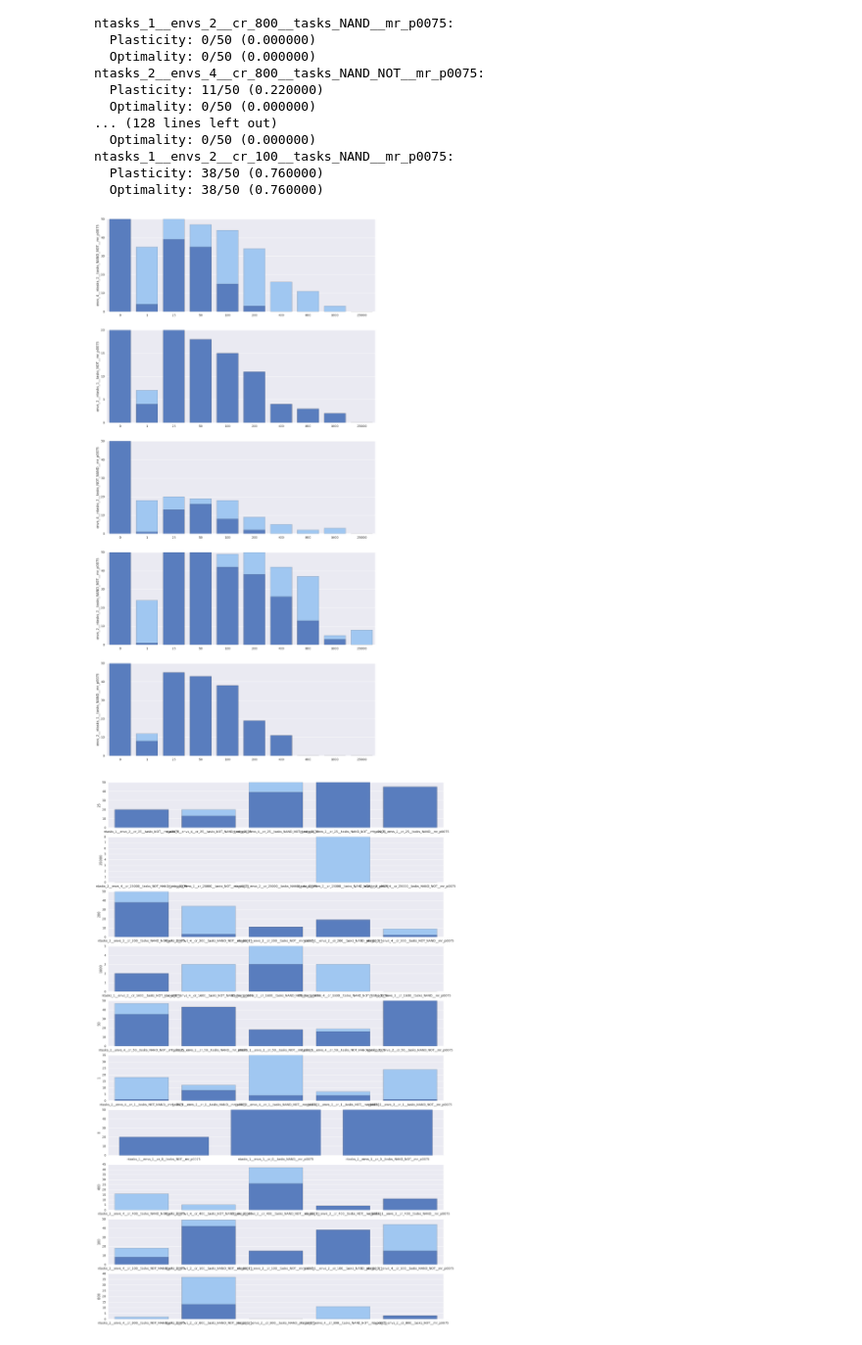
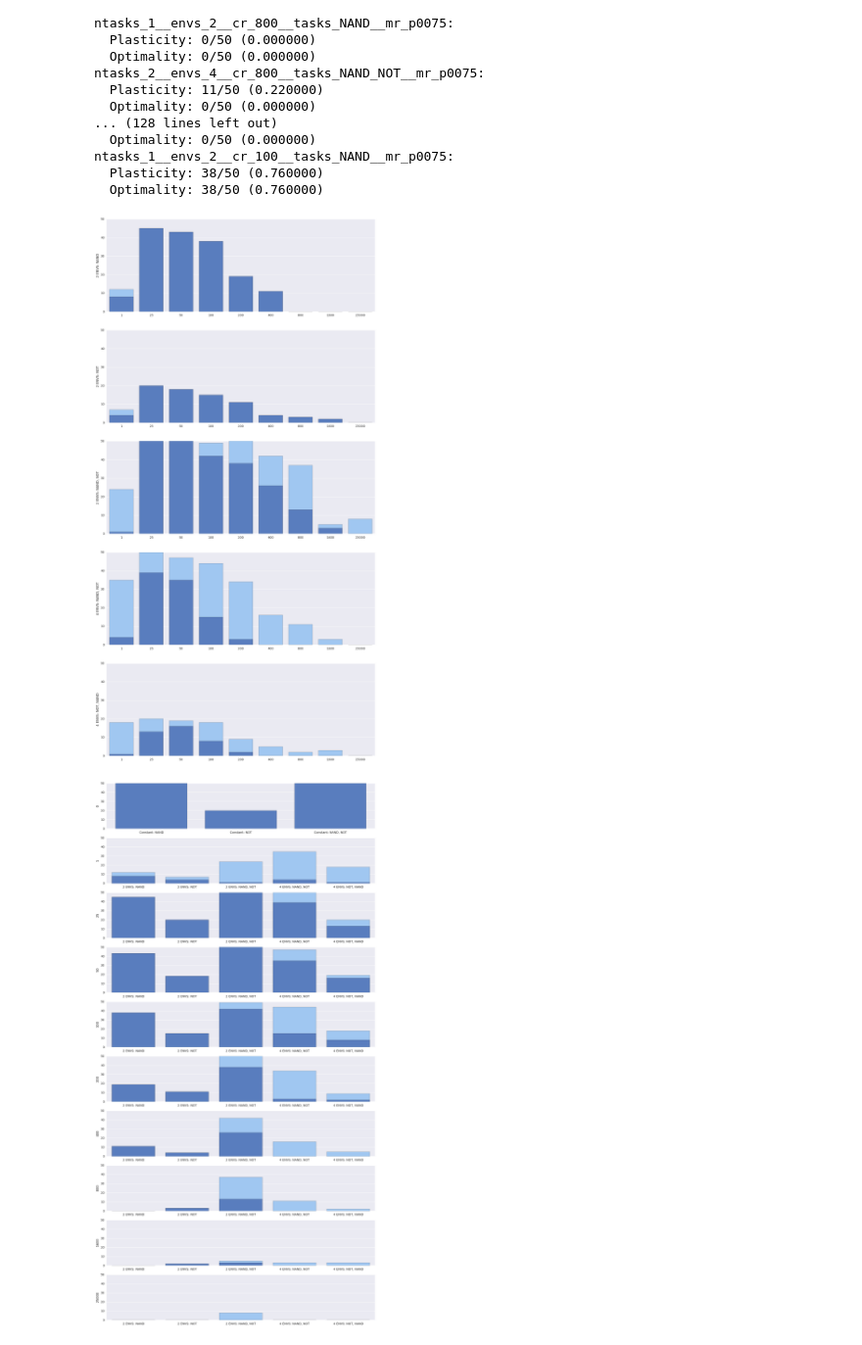
Before and after one commit to amlalejini/origins_of_plasticity_f16, a Jupyter notebook: scripts/jupyter_notebooks/fdom_nb.ipynb, the cells around one changed output. Shown: that part at 98% size. Drawn from its saved outputs; the diff is of its cells as text; code cells hidden in the pictures.

Commit message:
Updates to settings to take into account new env runs. Wrote get_fdom_lineage_results script. Fixed bug in get_fdom_results script.

```diff
--- a/scripts/jupyter_notebooks/fdom_nb.ipynb
+++ b/scripts/jupyter_notebooks/fdom_nb.ipynb
@@ -45,6 +45,9 @@ def GetTreatmentAttr(treatment, attr):
     """
     attrs = {attr.split("_")[0]:attr.split("_")[1:] for attr in treatment.split("__")}
     return attrs[attr]
+def GetEnvironmentSignature(treatment):
+    attrs = {attr.split("_")[0]:attr.split("_")[1:] for attr in treatment.split("__")}
+    return "__".join([attr + "_" + "_".join(attrs[attr]) for attr in attrs if attr != "cr"])
 
 # Get a list of treatments.
 # Additionally, cross-section the data in meaningful ways.
@@ -77,9 +80,20 @@ for env in by_environment:
     elif len(tasks) == 2 and ("NAND" in tasks and "NOT" in tasks):
         by_environment[env].add("ntasks_2__envs_1__cr_0__tasks_NAND_NOT__mr_p0075")
 
+# Organize change rates
 change_rates = map(int, list(change_rates))
 change_rates.sort()
 change_rates = map(str, change_rates)
+
+# Organize environments by complexity level
+env_order = ['envs_1__ntasks_1__tasks_NAND__mr_p0075',
+             'envs_1__ntasks_1__tasks_NOT__mr_p0075',
+             'envs_1__ntasks_2__tasks_NAND_NOT__mr_p0075',
+             'envs_2__ntasks_1__tasks_NAND__mr_p0075',
+             'envs_2__ntasks_1__tasks_NOT__mr_p0075',
+             'envs_2__ntasks_2__tasks_NAND_NOT__mr_p0075',
+             'envs_4__ntasks_2__tasks_NAND_NOT__mr_p0075',
+             'envs_4__ntasks_2__tasks_NOT_NAND__mr_p0075']
 # %%
 # For each treatment count the total number of observations, and the total number of observations that are plastic.
 for treatment in all_treatments:
@@ -110,10 +124,13 @@ ntasks_1__envs_2__cr_100__tasks_NAND__mr_p0075:
 # Make plasticity by environment bar chart. (skip over constant environments, they are included in all plots)
 fig, axes = plt.subplots(nrows = len(by_environment.keys()) - 3, ncols = 1, figsize = (16, 32))
 axi = 0
-for env in by_environment:
+y_range = [i for i in range(0, 51, 10)]
+for env in env_order:
     treatments = list(by_environment[env])
     if len(treatments) == 1: continue
     treatments.sort(key = lambda treatment: int(GetTreatmentAttr(treatment, "cr")[0]))
+    treatments = treatments[1:]
+    hr_name = settings["treatment_settings"][settings["treatments"][treatments[1]]["settings"]]["human_readable_name"]
     x = [int(GetTreatmentAttr(treatment, "cr")[0]) for treatment in treatments]
     y_optimal = [len(df[(df.treatment == treatment) & (df.is_optimal == 1)]) for treatment in treatments]
     y_plastic = [len(df[(df.treatment == treatment) & (df.is_plastic == 1)]) for treatment in treatments]
@@ -121,25 +138,32 @@ for env in by_environment:
     sns.barplot(x, y_plastic, color = "b", ax = axes[axi])
     sns.set_color_codes("muted")
     sns.barplot(x, y_optimal, color = "b", ax = axes[axi])
-    axes[axi].set_ylabel(env)
+    axes[axi].set_ylabel(hr_name)
+    axes[axi].set_yticks(y_range)
     axi += 1
 # %% [output]
-[figure, old version]
+[figure, new version]
 # %%
 # Make plasticity by change rate bar chart. (skip over constant environments, they are included in all plots)
-fig, axes = plt.subplots(nrows = len(by_change_rate.keys()), ncols = 1, figsize = (20, 32))
+fig, axes = plt.subplots(nrows = len(by_change_rate.keys()), ncols = 1, figsize = (16, 32))
 axi = 0
-for cr in by_change_rate:
+# Generate range 0:50:10
+y_range = [y for y in range(0, 51, 10)]
+
+for cr in change_rates:
     treatments = list(by_change_rate[cr])
     # TODO: sort environments by complexity
-    x = [treatment for treatment in treatments]
+    treatments.sort(key = lambda treatment: env_order.index(GetEnvironmentSignature(treatment)))
+    x = [settings["treatment_settings"][settings["treatments"][treatment]["settings"]]["human_readable_name"] for treatment in treatments]
     y_optimal = [len(df[(df.treatment == treatment) & (df.is_optimal == 1)]) for treatment in treatments]
     y_plastic = [len(df[(df.treatment == treatment) & (df.is_plastic == 1)]) for treatment in treatments]
     sns.set_color_codes("pastel")
     sns.barplot(x, y_plastic, color = "b", ax = axes[axi])
     sns.set_color_codes("muted")
     sns.barplot(x, y_optimal, color = "b", ax = axes[axi])
     axes[axi].set_ylabel(cr)
+    axes[axi].set_autoscale_on(False)
+    axes[axi].set_yticks(y_range)
     axi += 1
 # %% [output]
-[figure, old version]
+[figure, new version]
```
Also changed, not shown: parts of 3 cells of this notebook, 5 other files.
